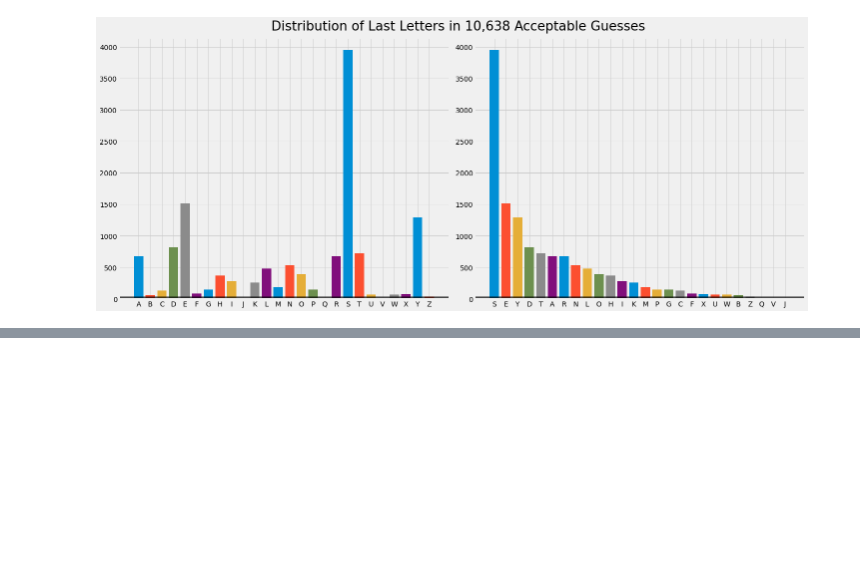
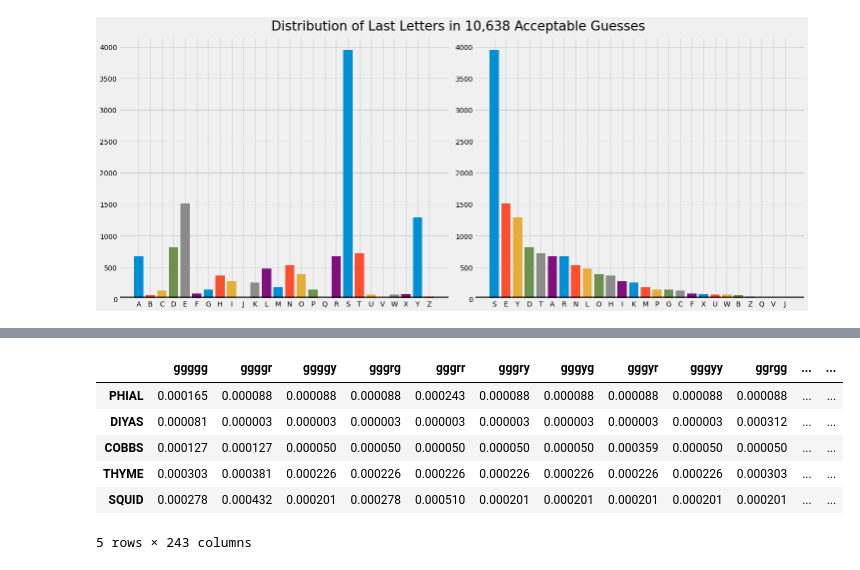
Before and after one commit to noah-kg/wordle-data-analysis, a Jupyter notebook: Wordle Analysis.ipynb, the cells around one changed output, grey strips where cells are left out. Cells and saved outputs as stored; diff of their text form; code cells hidden in the pictures; blank space fills up the shorter version.

```diff
--- a/Wordle Analysis.ipynb
+++ b/Wordle Analysis.ipynb
@@ -456,4 +490,19 @@ Information Gained in Bits = 9.41
 Max Entropy - [SLATE] = 5.872430217496487
 [figure]
 # %%
+#gets ordered dictionary of word frequency (least used -> most used)
 priorities = get_freq_based_priority()
+
+#gets distributions of patterns using newly adjusted probabilities
+weighted_patterns = get_pattern_distributions(priorities)
+
+#display 5 random samples to show it works
+weighted_patterns.sample(n=5)
+# %% [output]
+|  | ggggg | ggggr | ggggy | gggrg | gggrr | gggry | gggyg | gggyr | gggyy | ggrgg | ... | ... |
+| PHIAL | 0.000165 | 0.000088 | 0.000088 | 0.000088 | 0.000243 | 0.000088 | 0.000088 | 0.000088 | 0.000088 | 0.000088 | ... | ... |
+| DIYAS | 0.000081 | 0.000003 | 0.000003 | 0.000003 | 0.000003 | 0.000003 | 0.000003 | 0.000003 | 0.000003 | 0.000312 | ... | ... |
+| COBBS | 0.000127 | 0.000127 | 0.000050 | 0.000050 | 0.000050 | 0.000050 | 0.000050 | 0.000359 | 0.000050 | 0.000050 | ... | ... |
+| THYME | 0.000303 | 0.000381 | 0.000226 | 0.000226 | 0.000226 | 0.000226 | 0.000226 | 0.000226 | 0.000226 | 0.000303 | ... | ... |
+| SQUID | 0.000278 | 0.000432 | 0.000201 | 0.000278 | 0.000510 | 0.000201 | 0.000201 | 0.000201 | 0.000201 | 0.000201 | ... | ... |
+5 rows × 243 columns
```
Also changed, not shown: parts of 23 cells of this notebook, 2 other files.
